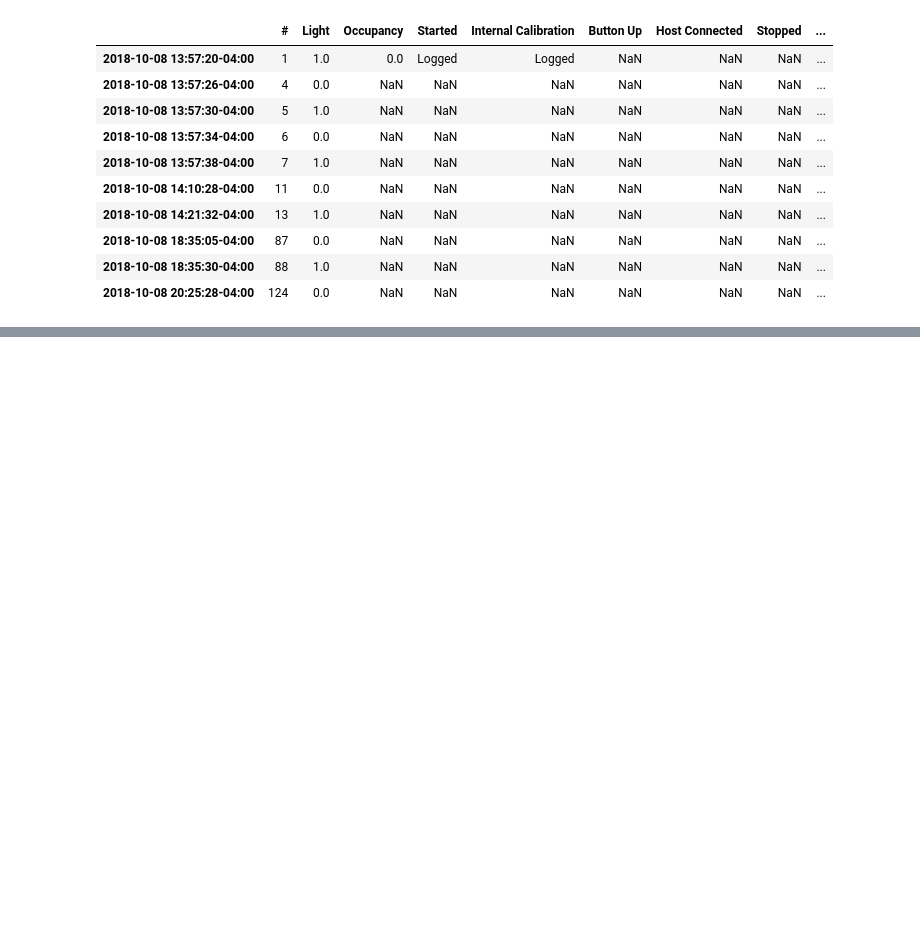
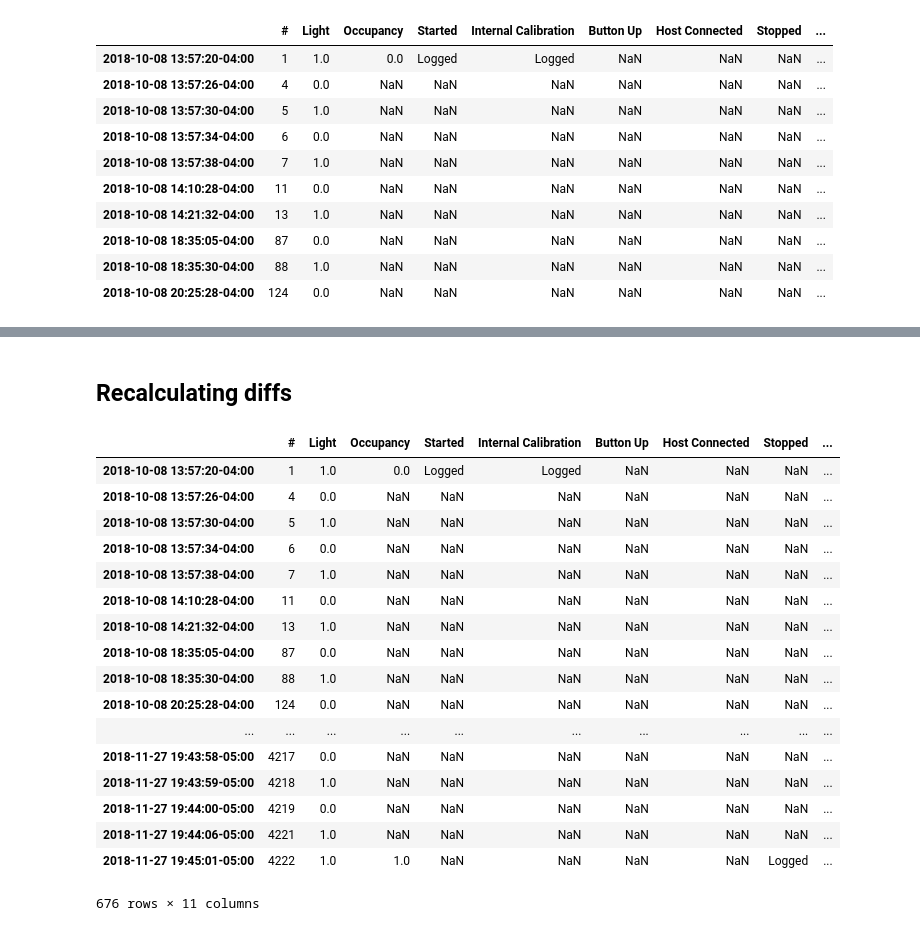
Before and after one commit to newsch/acreboot, a Jupyter notebook: hobo_sample.ipynb, the cells around one changed output, grey strips where cells are left out. Cells and saved outputs as stored; diff of their text form; code cells hidden in the pictures; blank space fills up the shorter version.

```diff
--- a/hobo_sample.ipynb
+++ b/hobo_sample.ipynb
@@ -158,0 +159,23 @@ Text(0.5, 1.0, 'Hours of lights on in AC206 by day of week')
+# %% [markdown]
+## Recalculating diffs
+# %%
+nlight =
+# %% [output]
+|  | # | Light | Occupancy | Started | Internal Calibration | Button Up | Host Connected | Stopped | ... |
+| 2018-10-08 13:57:20-04:00 | 1 | 1.0 | 0.0 | Logged | Logged | NaN | NaN | NaN | ... |
+| 2018-10-08 13:57:26-04:00 | 4 | 0.0 | NaN | NaN | NaN | NaN | NaN | NaN | ... |
+| 2018-10-08 13:57:30-04:00 | 5 | 1.0 | NaN | NaN | NaN | NaN | NaN | NaN | ... |
+| 2018-10-08 13:57:34-04:00 | 6 | 0.0 | NaN | NaN | NaN | NaN | NaN | NaN | ... |
+| 2018-10-08 13:57:38-04:00 | 7 | 1.0 | NaN | NaN | NaN | NaN | NaN | NaN | ... |
+| 2018-10-08 14:10:28-04:00 | 11 | 0.0 | NaN | NaN | NaN | NaN | NaN | NaN | ... |
+| 2018-10-08 14:21:32-04:00 | 13 | 1.0 | NaN | NaN | NaN | NaN | NaN | NaN | ... |
+| 2018-10-08 18:35:05-04:00 | 87 | 0.0 | NaN | NaN | NaN | NaN | NaN | NaN | ... |
+| 2018-10-08 18:35:30-04:00 | 88 | 1.0 | NaN | NaN | NaN | NaN | NaN | NaN | ... |
+| 2018-10-08 20:25:28-04:00 | 124 | 0.0 | NaN | NaN | NaN | NaN | NaN | NaN | ... |
+| ... | ... | ... | ... | ... | ... | ... | ... | ... | ... |
+| 2018-11-27 19:43:58-05:00 | 4217 | 0.0 | NaN | NaN | NaN | NaN | NaN | NaN | ... |
+| 2018-11-27 19:43:59-05:00 | 4218 | 1.0 | NaN | NaN | NaN | NaN | NaN | NaN | ... |
+| 2018-11-27 19:44:00-05:00 | 4219 | 0.0 | NaN | NaN | NaN | NaN | NaN | NaN | ... |
+| 2018-11-27 19:44:06-05:00 | 4221 | 1.0 | NaN | NaN | NaN | NaN | NaN | NaN | ... |
+| 2018-11-27 19:45:01-05:00 | 4222 | 1.0 | 1.0 | NaN | NaN | NaN | NaN | Logged | ... |
+676 rows × 11 columns
```
Also changed, not shown: parts of 2 cells of this notebook, 2 other files.
